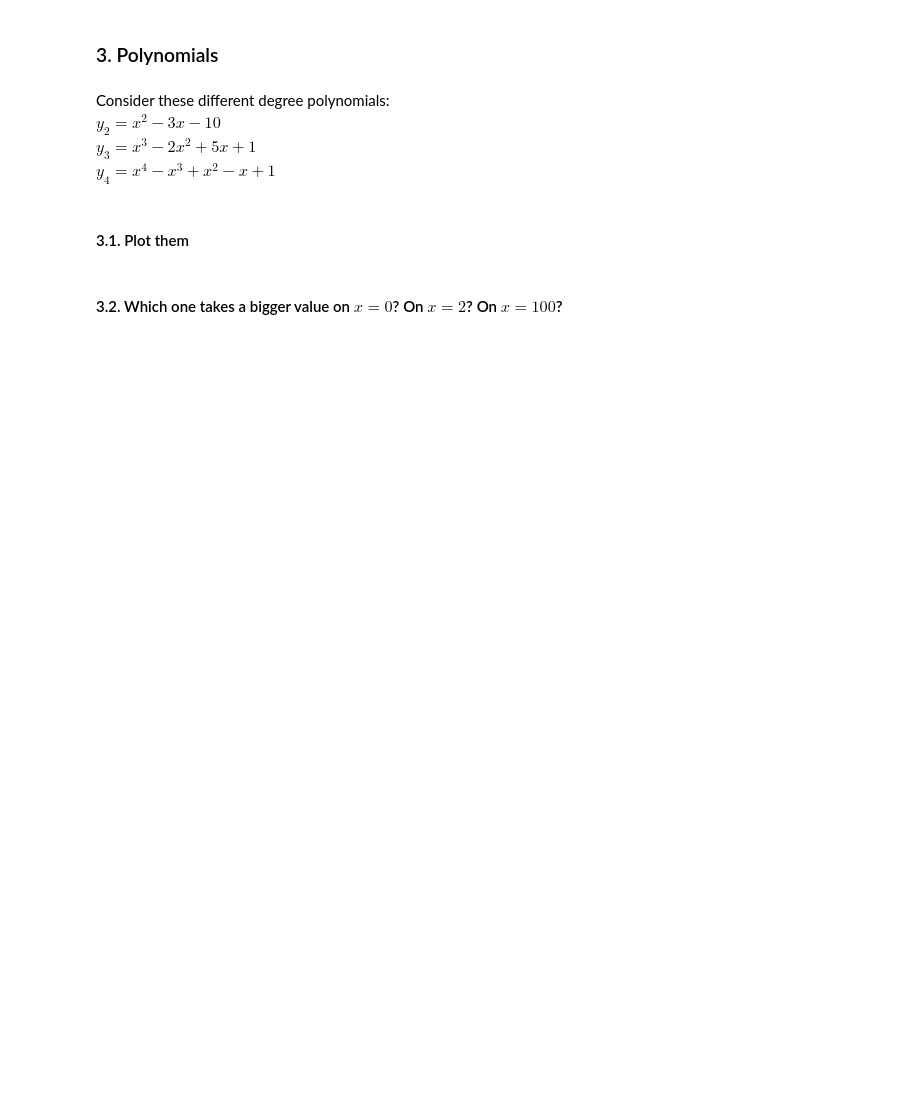
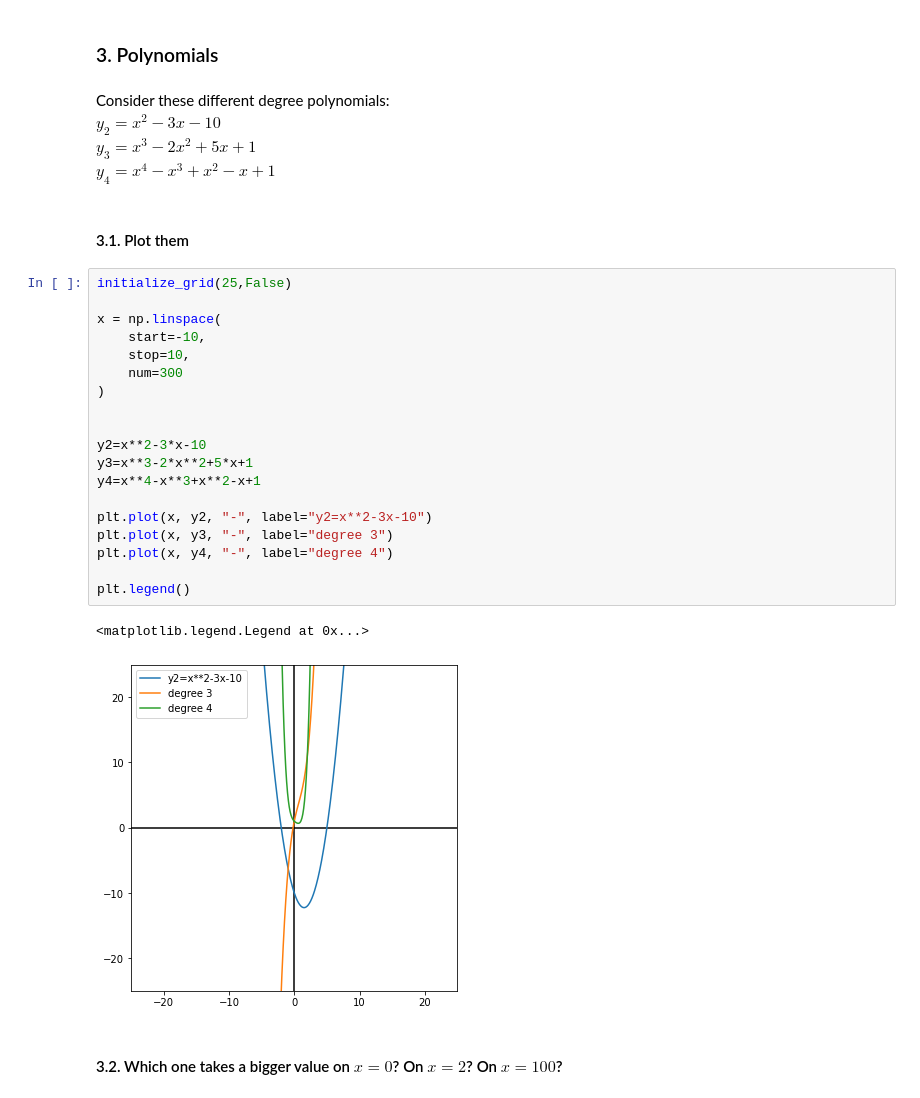
Before and after one commit to Ironhack-Data-Madrid-Marzo-2021/lab-math-refresher, a Jupyter notebook: your-code/main.ipynb, the cells around one changed output. Drawn from its saved outputs; the diff is of its cells as text; blank space fills up the shorter version.

```diff
--- a/your-code/main.ipynb
+++ b/your-code/main.ipynb
@@ -76,5 +213,27 @@ $y_3=x^3-2x^2+5x+1$
 $y_4=x^4-x^3+x^2-x+1$
 # %% [markdown]
 #### 3.1. Plot them
+# %%
+initialize_grid(25,False)
+
+x = np.linspace(
+    start=-10,
+    stop=10,
+    num=300
+)
+
+
+y2=x**2-3*x-10
+y3=x**3-2*x**2+5*x+1
+y4=x**4-x**3+x**2-x+1
+
+plt.plot(x, y2, "-", label="y2=x**2-3x-10")
+plt.plot(x, y3, "-", label="degree 3")
+plt.plot(x, y4, "-", label="degree 4")
+
+plt.legend()
+# %% [output]
+<matplotlib.legend.Legend at 0x...>
+[figure, added]
 # %% [markdown]
 #### 3.2. Which one takes a bigger value on $x=0$? On $x=2$? On $x=100$?
```
Also changed, not shown: parts of 32 cells of this notebook.
